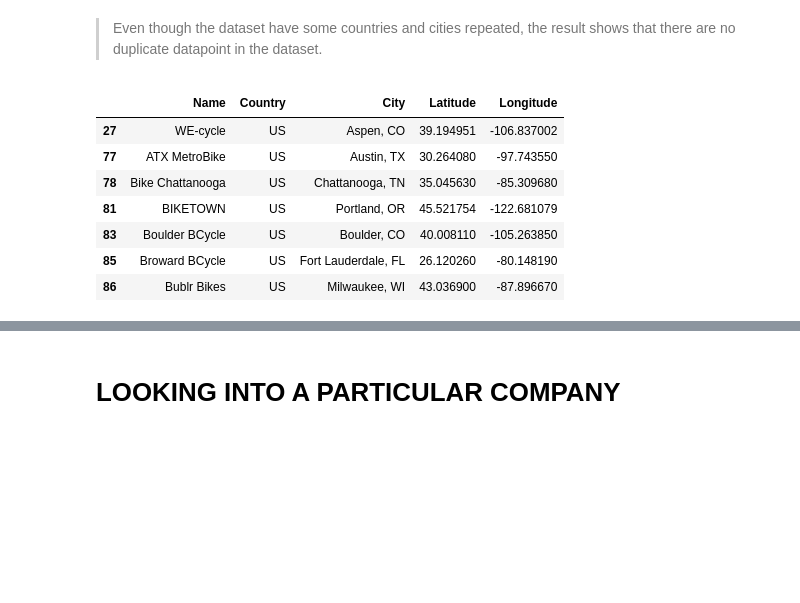
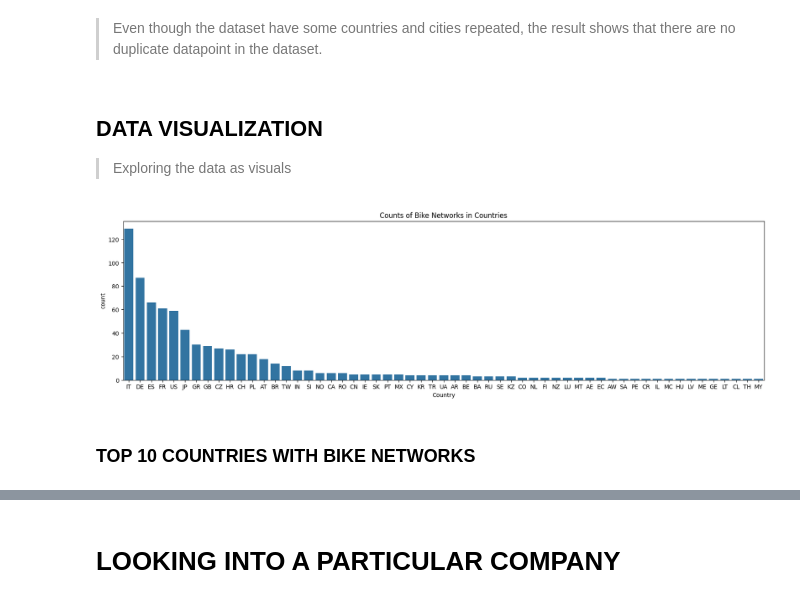
Before and after one commit to AduragbemiOyinlola/CityBike-API, a Jupyter notebook: citybike.ipynb, the cells around one changed output, grey strips where cells are left out. Drawn from its saved outputs; the diff is of its cells as text; code cells hidden in the pictures; blank space fills up the shorter version.

Commit message:
Added visualization

```diff
--- a/citybike.ipynb
+++ b/citybike.ipynb
@@ -133,14 +135,18 @@ bikeData.duplicated().sum()
 0
 # %% [markdown]
 > Even though the dataset have some countries and cities repeated, the result shows that there are no duplicate datapoint in the dataset.
-# %%
-bikeData.query('Country == "US"').head(7)
-# %% [output]
-|  | Name | Country | City | Latitude | Longitude |
-| 27 | WE-cycle | US | Aspen, CO | 39.194951 | -106.837002 |
-| 77 | ATX MetroBike | US | Austin, TX | 30.264080 | -97.743550 |
-| 78 | Bike Chattanooga | US | Chattanooga, TN | 35.045630 | -85.309680 |
-| 81 | BIKETOWN | US | Portland, OR | 45.521754 | -122.681079 |
-| 83 | Boulder BCycle | US | Boulder, CO | 40.008110 | -105.263850 |
-| 85 | Broward BCycle | US | Fort Lauderdale, FL | 26.120260 | -80.148190 |
-| 86 | Bublr Bikes | US | Milwaukee, WI | 43.036900 | -87.896670 |
+# %% [markdown]
+## **DATA VISUALIZATION**
+
+> Exploring the data as visuals
+# %%
+# sort values in ascending order and gets the index
+country_count = bikeData['Country'].value_counts().index
+# %%
+plt.figure(figsize=(20, 5)) # changes the figure size
+sns.countplot(data=bikeData, x=bikeData['Country'], order=country_count);
+plt.title('Counts of Bike Networks in Countries');
+# %% [output]
+[figure, added]
+# %% [markdown]
+### **TOP 10 COUNTRIES WITH BIKE NETWORKS**
```
Also changed, not shown: parts of 11 cells of this notebook.
